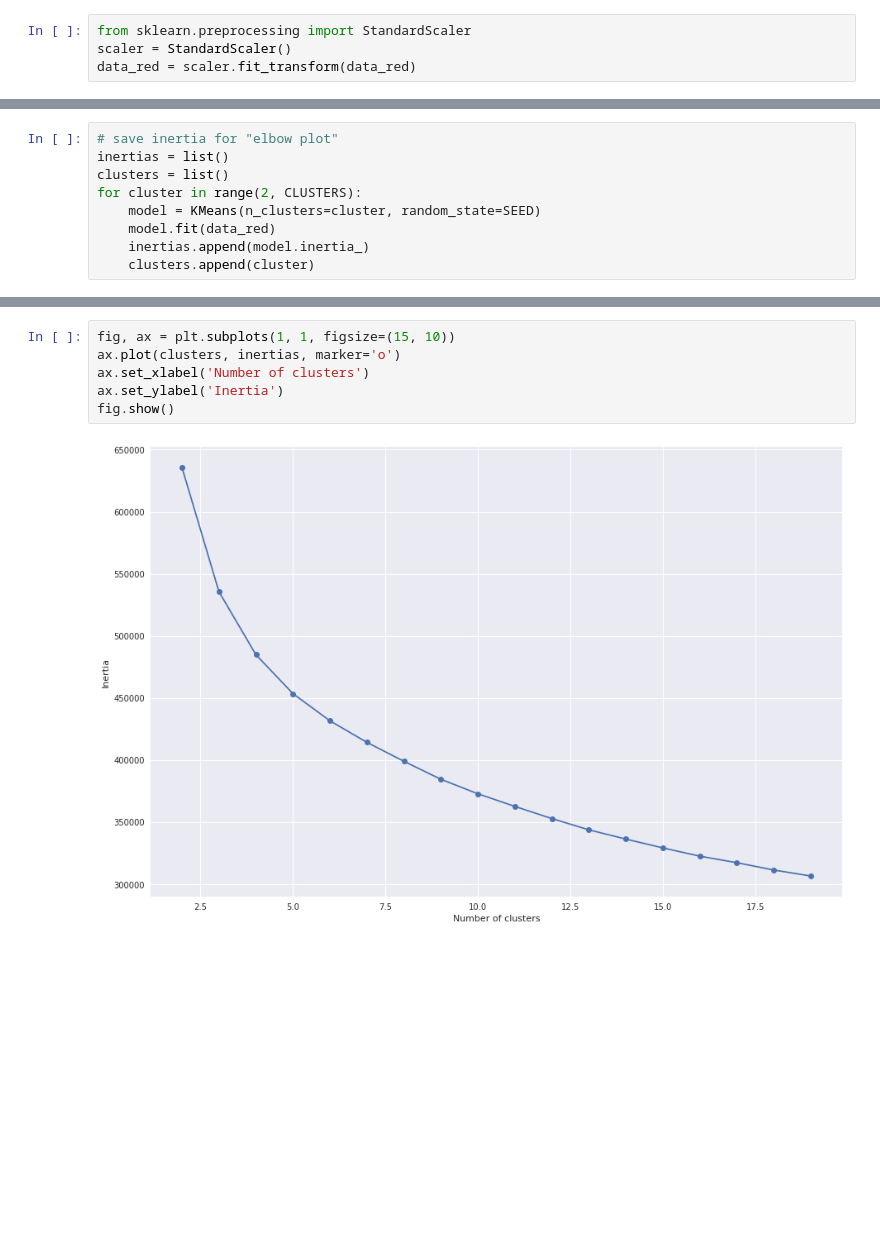
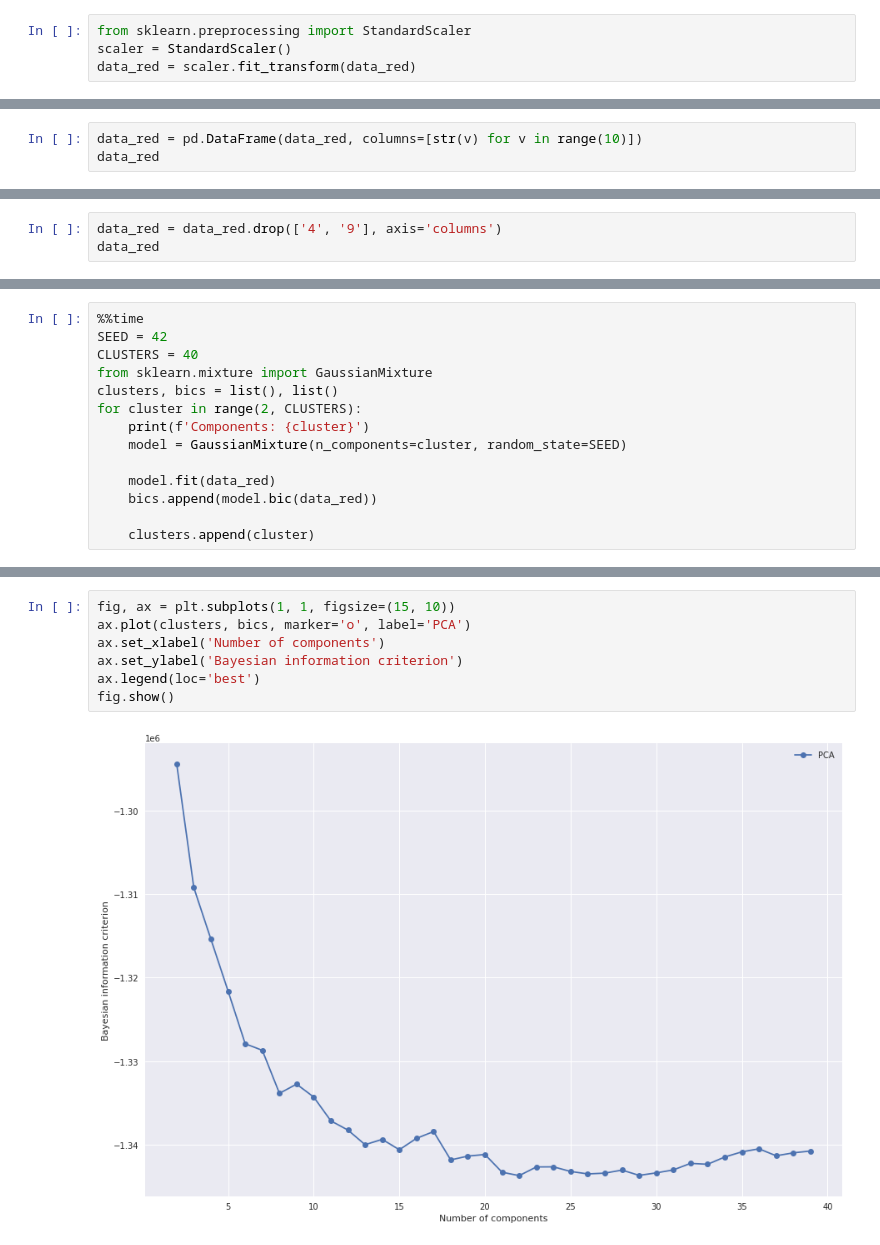
Before and after one commit to sdysch/kaggle, a Jupyter notebook: tps-july-22-autoencoder.ipynb, the cells around one changed output, grey strips where cells are left out. Drawn from its saved outputs; the diff is of its cells as text; blank space fills up the shorter version.

```diff
--- a/tps-july-22-autoencoder.ipynb
+++ b/tps-july-22-autoencoder.ipynb
@@ -132,0 +112,3 @@ SEED = 42
+# %%
+data_red = pd.DataFrame(data_red, columns=[str(v) for v in range(10)])
+data_red
@@ -132,0 +141,3 @@ SEED = 42
+# %%
+data_red = data_red.drop(['4', '9'], axis='columns')
+data_red
@@ -133,9 +160,14 @@ SEED = 42
 # %%
-# save inertia for "elbow plot"
-inertias = list()
-clusters = list()
+%%time
+SEED = 42
+CLUSTERS = 40
+from sklearn.mixture import GaussianMixture
+clusters, bics = list(), list()
 for cluster in range(2, CLUSTERS):
-    model = KMeans(n_clusters=cluster, random_state=SEED)
+    print(f'Components: {cluster}')
+    model = GaussianMixture(n_components=cluster, random_state=SEED)
+
     model.fit(data_red)
-    inertias.append(model.inertia_)
+    bics.append(model.bic(data_red))
+
     clusters.append(cluster)
@@ -142,9 +192,10 @@ for cluster in range(2, CLUSTERS):
 # %%
 fig, ax = plt.subplots(1, 1, figsize=(15, 10))
-ax.plot(clusters, inertias, marker='o')
-ax.set_xlabel('Number of clusters')
-ax.set_ylabel('Inertia')
+ax.plot(clusters, bics, marker='o', label='PCA')
+ax.set_xlabel('Number of components')
+ax.set_ylabel('Bayesian information criterion')
+ax.legend(loc='best')
 fig.show()
 # %% [output]
-[figure, old version]
+[figure, new version]
 # %%
```
Also changed, not shown: parts of 17 cells of this notebook.
